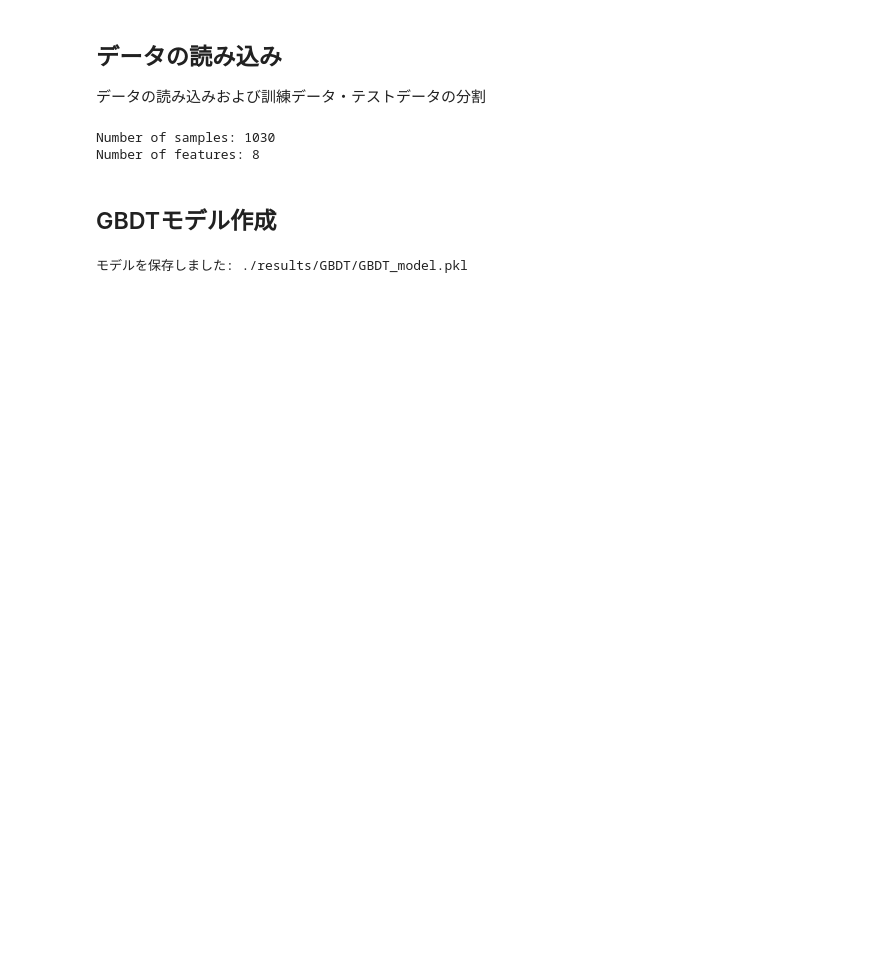
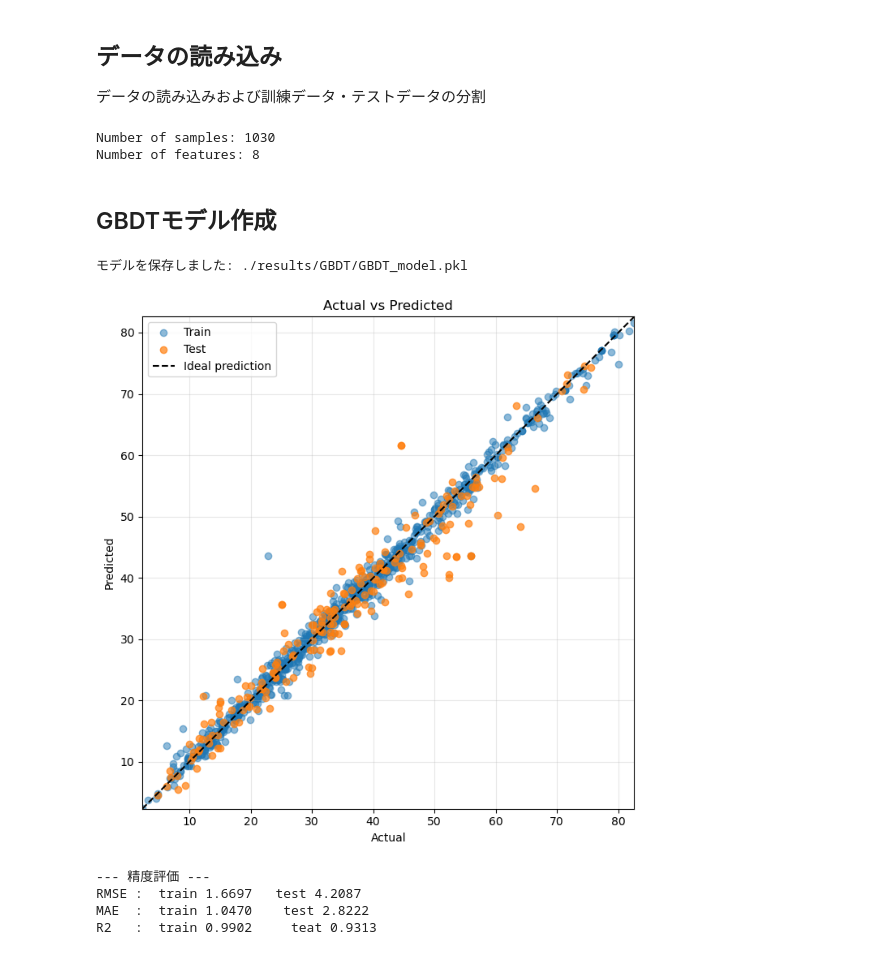
Before and after one commit to Temp-Muraoka/Project01_ConcreteStrength_Regression, a Jupyter notebook: 03_Model_Evalution.ipynb, the cells around one changed output. Drawn from its saved outputs; the diff is of its cells as text; code cells hidden in the pictures; blank space fills up the shorter version.

```diff
--- a/03_Model_Evalution.ipynb
+++ b/03_Model_Evalution.ipynb
@@ -66,31 +68,36 @@ model_save_path = "./results/GBDT/GBDT_model.pkl"
 
 # 保存先ディレクトリを自動作成
 Path(model_save_path).parent.mkdir(parents=True, exist_ok=True)
 
 joblib.dump(
     {
         "model": model,
         "input_dim": X_train.shape[1],
         "output_dim": Y_train.shape[1],
     },
     model_save_path
 )
 
 print(f"モデルを保存しました: {model_save_path}")
 
 # ==========================================
 # 正解-予測プロット
 # ==========================================
 
 # 予測
 y_train_pred = model.predict(X_train)
 y_test_pred = model.predict(X_test)
 
 Plot_actual_vs_predict(Y_train,y_train_pred,Y_test,y_test_pred)
 
 # ==========================================
 # 精度評価
 # ==========================================
-evaluation_(Y_train, y_train_pred, Y_test, y_test_pred)
+evaluation_model(Y_train, y_train_pred, Y_test, y_test_pred)
 # %% [output]
 モデルを保存しました: ./results/GBDT/GBDT_model.pkl
+[figure, added]
+--- 精度評価 ---
+RMSE :  train 1.6697   test 4.2087
+MAE  :  train 1.0470    test 2.8222
+R2   :  train 0.9902     teat 0.9313
```
Also changed, not shown: parts of 4 cells of this notebook, 8 other files.
